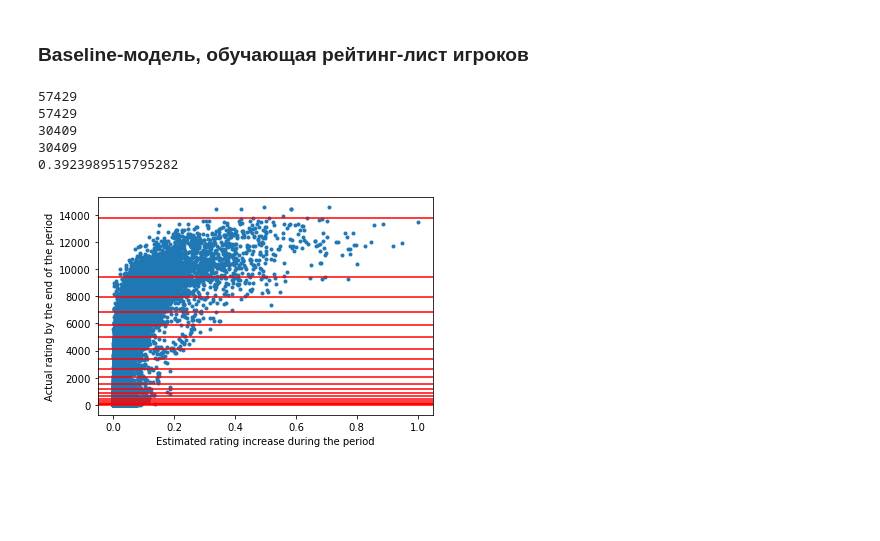
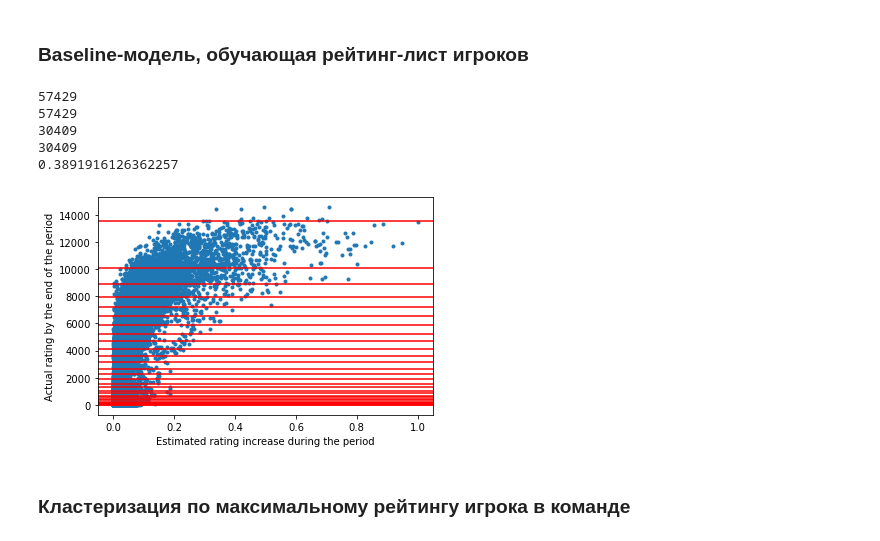
Before and after one commit to Margarita307/DL, a Jupyter notebook: task_2.ipynb, the cells around one changed output. Cells and saved outputs as stored; diff of their text form; code cells hidden in the pictures; blank space fills up the shorter version.

```diff
--- a/task_2.ipynb
+++ b/task_2.ipynb
@@ -67,6 +68,11 @@ player_real_rating_by_the_beginning_of_2020 = {}
 player_real_rating_by_the_end_of_2020 = {}
 player_estimated_rating_increase_in_2020 = {}
 
+team_player_ids_2019 = {}
+team_player_ids_2020 = {}
+percent_answered_by_team = {}
+
+team_id = 1
 for tournament_id, tournament_result in results.items():
     if tournament_id in tournament_number_of_questions:
         tournament_masks = []
@@ -93,10 +99,13 @@ for tournament_id, tournament_result in results.items():
                             team_mask.append(float(question_result))
                         else:
                             team_mask.append(0.5)
+                    percent_answered_by_team[team_id] = np.sum(np.array(team_mask)) / len(team_mask)
                     estimated_rating_increase = tournament_complexity[tournament_id] * np.dot(tournament_question_complexity, team_mask)
+                    player_ids = []
                     for player in team_result['teamMembers']:
                         player_id = player['player']['id']
                         player_rating = player['rating']
+                        player_ids.append(player_id)
                         if tournaments[tournament_id]['dateStart'] < '2020-01-01':
                             if player_id not in player_real_rating_by_the_beginning_of_2019:
                                 player_real_rating_by_the_beginning_of_2019[player_id] = player_rating
@@ -113,6 +122,11 @@ for tournament_id, tournament_result in results.items():
                             else:
                                 player_real_rating_by_the_end_of_2020[player_id] = player_rating
                                 player_estimated_rating_increase_in_2020[player_id] += estimated_rating_increase
+                    if tournaments[tournament_id]['dateStart'] < '2020-01-01':
+                        team_player_ids_2019[team_id] = player_ids
+                    else:
+                        team_player_ids_2020[team_id] = player_ids
+                    team_id += 1
 
 print(len(tournament_ids_with_mask_number_of_questions_inconsistency))
 # %% [output]
@@ -139,33 +153,35 @@ def get_category(element, category_upper_borders):
 x_train = np.array(list(player_estimated_rating_increase_in_2019.values()))
 print(len(x_train))
 y_train = np.array(list(player_real_rating_by_the_end_of_2019.values()))
 print(len(y_train))
 x_train = x_train[y_train != 0]
 print(len(x_train))
 y_train = y_train[y_train != 0]
 print(len(y_train))
 x_train = np.interp(x_train, (x_train.min(), x_train.max()), (0, 1))
 plt.scatter(x_train, y_train, marker='.')
 plt.xlabel("Estimated rating increase during the period")
 plt.ylabel("Actual rating by the end of the period")
-category_upper_borders = get_category_upper_borders(y_train, 20)
+category_upper_borders = get_category_upper_borders(y_train, 30)
 y_train = np.array([get_category(y, category_upper_borders) for y in y_train])
 for border in category_upper_borders:
     plt.axhline(y=border, color='red')
 
 clf = LogisticRegression(random_state=0).fit(x_train.reshape(-1, 1), y_train)
 
 x_test = np.array(list(player_estimated_rating_increase_in_2020.values()))
 x_test = np.interp(x_test, (x_test.min(), x_test.max()), (0, 1))
 y_test = np.array(list(player_real_rating_by_the_end_of_2020.values()))
 y_test = np.array([get_category(y, category_upper_borders) for y in y_test])
 
 score = clf.score(x_test.reshape(-1, 1), y_test)
 print(score)
 # %% [output]
 57429
 57429
 30409
 30409
-0.3923989515795282
+0.3891916126362257
-[figure, old version]
+[figure, new version]
+# %% [markdown]
+### Кластеризация по максимальному рейтингу игрока в команде
```
Also changed, not shown: parts of 9 cells of this notebook.
